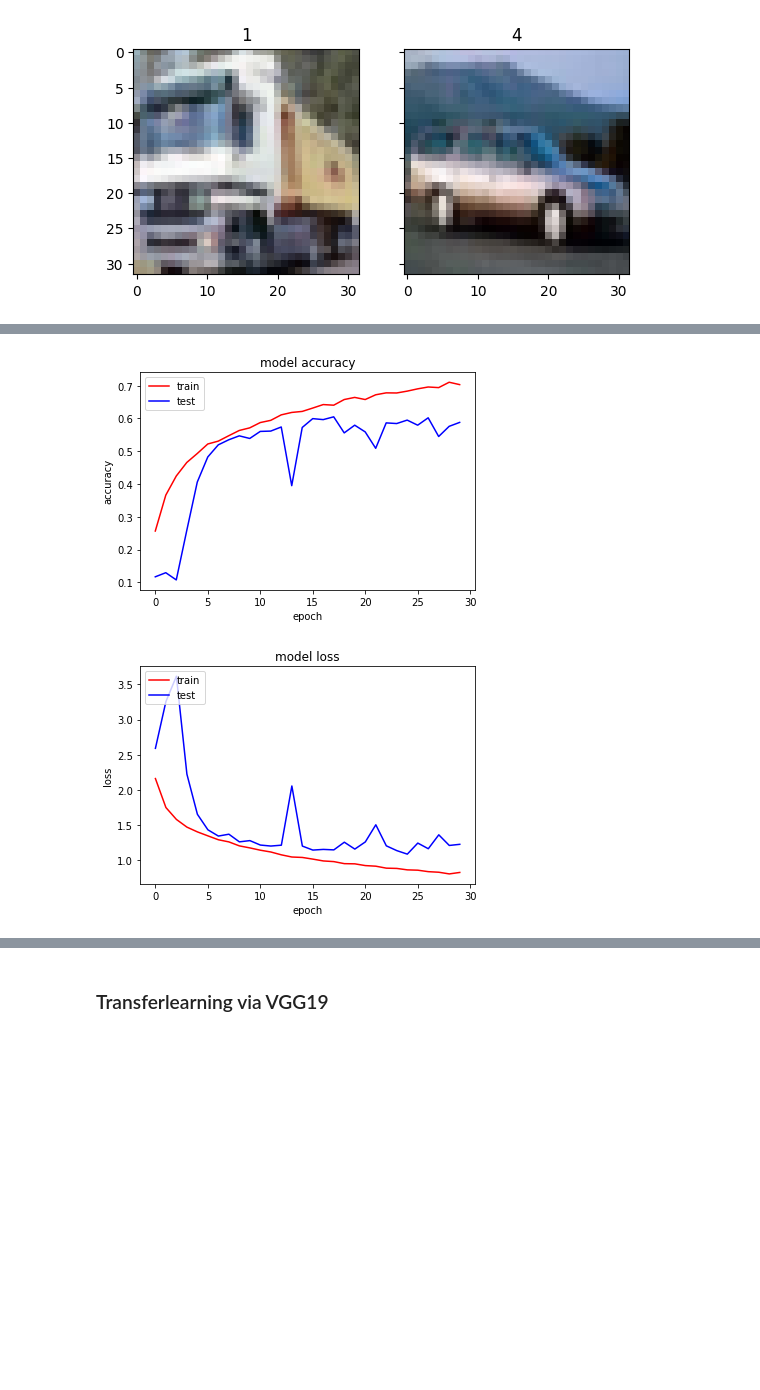
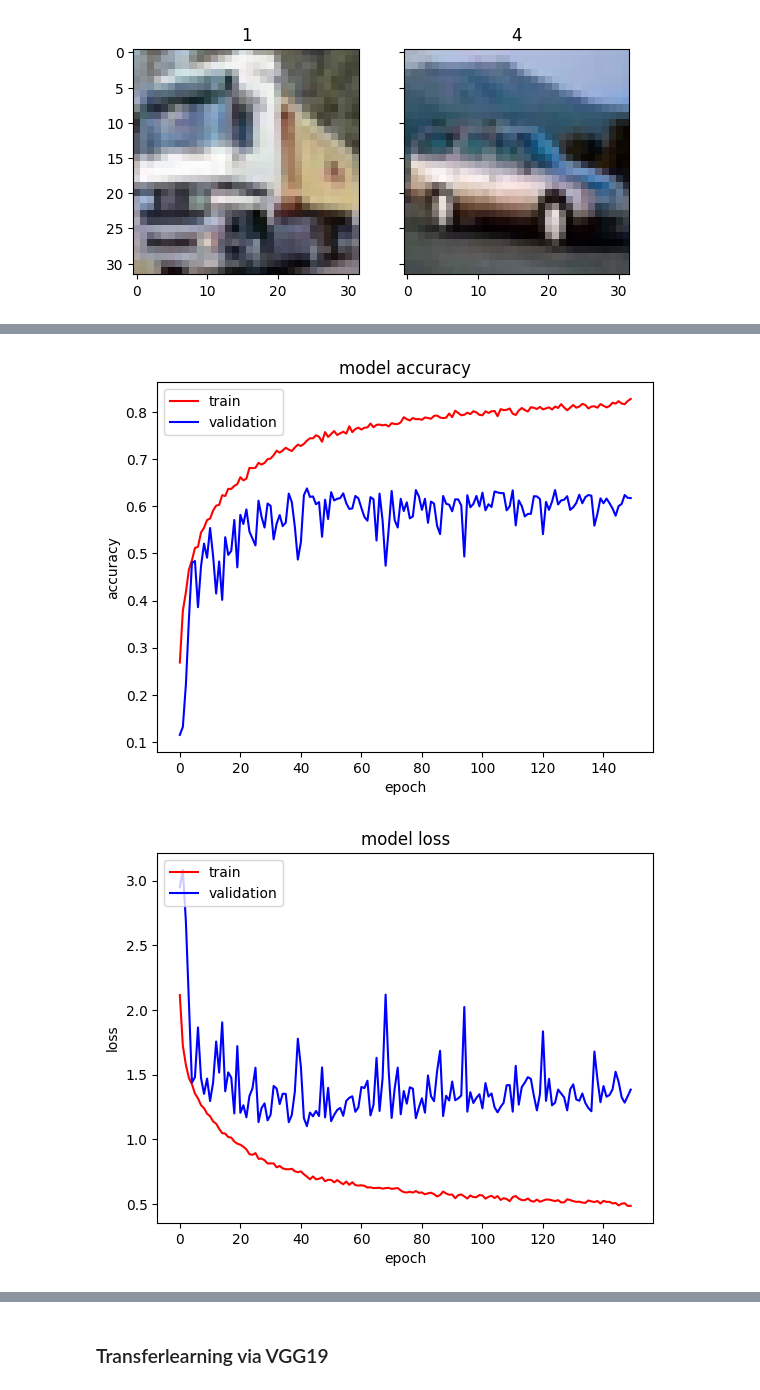
Before and after one commit to samdeleu/howest-dl, a Jupyter notebook: sessie_02/demos/CNN_Transfer_Learning_Demos_CIFAR.ipynb, the cells around one changed output, grey strips where cells are left out. Drawn from its saved outputs; the diff is of its cells as text; code cells hidden in the pictures; blank space fills up the shorter version.

```diff
--- a/sessie_02/demos/CNN_Transfer_Learning_Demos_CIFAR.ipynb
+++ b/sessie_02/demos/CNN_Transfer_Learning_Demos_CIFAR.ipynb
@@ -119,32 +119,27 @@ y_test = test_labels
 #-----------------------------------------------
 #-----------------------------------------------
 batch_size = 64 #
-epochs = 30 #
+epochs = 150 #
 #-----------------------------------------------
 #-----------------------------------------------
 num_classes = 10
 img_rows, img_cols = 32, 32
-input_shape = (img_rows, img_cols,3)
+input_shape = (img_rows, img_cols,3)  # drie-kleuren kanaal
 
 # Model
 model = Sequential()
 #-----------------------------------------------
 #-----------------------------------------------
-model.add(Conv2D(32, kernel_size=(3, 3), activation='relu',input_shape=input_shape))
-#-----------------------------------------------
-#-----------------------------------------------
+model.add(Conv2D(32, kernel_size=(3, 3), activation='relu',input_shape=input_shape)) # Eerste parameter = aantal features die wordt gezocht
+model.add(BatchNormalization())
+# model.add(Activation('relu'))
 model.add(MaxPooling2D(pool_size=(2, 2)))
 #-----------------------------------------------
-#-----------------------------------------------
 model.add(Dropout(0.3)) # Value between 0 and 1
-#-----------------------------------------------
 model.add(BatchNormalization())
 #-----------------------------------------------
 model.add(Conv2D(32, (3, 3), activation='relu'))
-#-----------------------------------------------
-#-----------------------------------------------
 model.add(MaxPooling2D(pool_size=(2, 2)))
-#-----------------------------------------------
 #-----------------------------------------------
 model.add(Dropout(0.3)) # Value between 0 and 1
 #-----------------------------------------------
@@ -164,6 +159,6 @@ model.compile(loss='categorical_crossentropy',
               optimizer='adam',
               metrics=['accuracy'])
 
-# Trainen van het CNN
-history = model.fit(X_train, y_train,batch_size=batch_size, epochs=epochs, validation_split=0.2, verbose=1)
+display(model.summary())
+plot_model(model)
 # %% [output]
@@ -187,26 +217,26 @@ Epoch 30/30
 # %%
 # Plot of the training history
 
 # Accuray
 plt.plot(history.history['accuracy'],'r')
 plt.plot(history.history['val_accuracy'],'b')
 plt.title('model accuracy')
 plt.ylabel('accuracy')
 plt.xlabel('epoch')
-plt.legend(['train', 'test'], loc='upper left')
+plt.legend(['train', 'validation'], loc='upper left')
 plt.show()
 # Loss
 plt.plot(history.history['loss'],'r')
 plt.plot(history.history['val_loss'],'b')
 
 plt.title('model loss')
 plt.ylabel('loss')
 plt.xlabel('epoch')
-plt.legend(['train', 'test'], loc='upper left')
+plt.legend(['train', 'validation'], loc='upper left')
 plt.show()
 # %% [output]
-[figure, old version]
+[figure, new version]
-[figure, old version]
+[figure, new version]
 # %%
 # Testing with the test set
 
```
Also changed, not shown: parts of 4 cells of this notebook, 20 other files.
